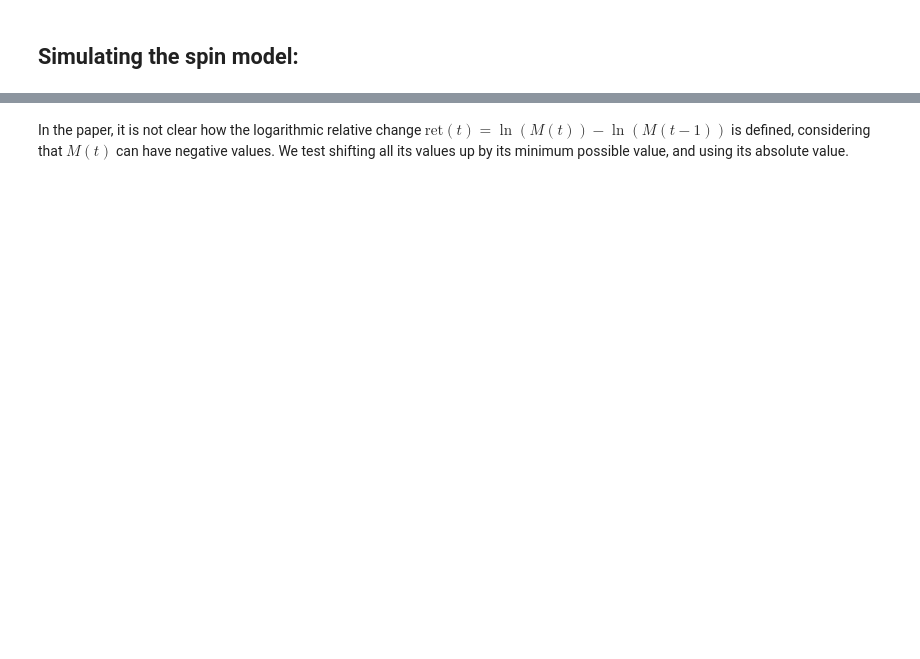
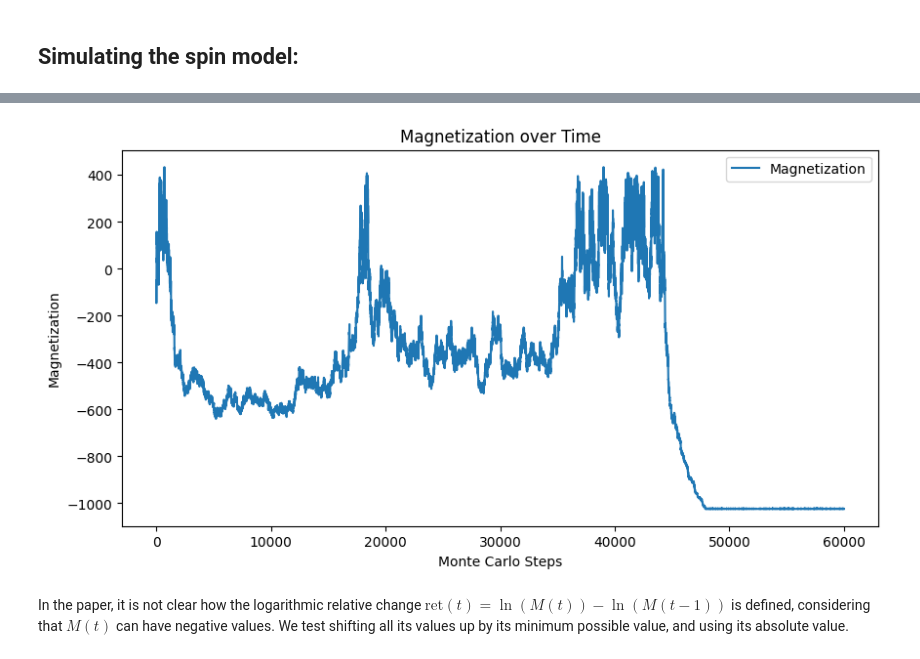
Before and after one commit to eghirardo/ising-markets, a Jupyter notebook: Code/Bornholdt.ipynb, the cells around one changed output, grey strips where cells are left out. Drawn from its saved outputs; the diff is of its cells as text; code cells hidden in the pictures; blank space fills up the shorter version.

```diff
--- a/Code/Bornholdt.ipynb
+++ b/Code/Bornholdt.ipynb
@@ -41,4 +41,8 @@ Simulation finished
 interactive(children=(IntSlider(value=0, description='t', max=9999), Output()), _dom_classes=('widget-interact…
+# %%
+model.plot_magnetization()
+# %% [output]
+[figure, added]
 # %%
 # pickle.dump(model, open("bornholdt_model.pkl", "wb"))
 # %%
```
Also changed, not shown: parts of 6 cells of this notebook, 1 other file.
